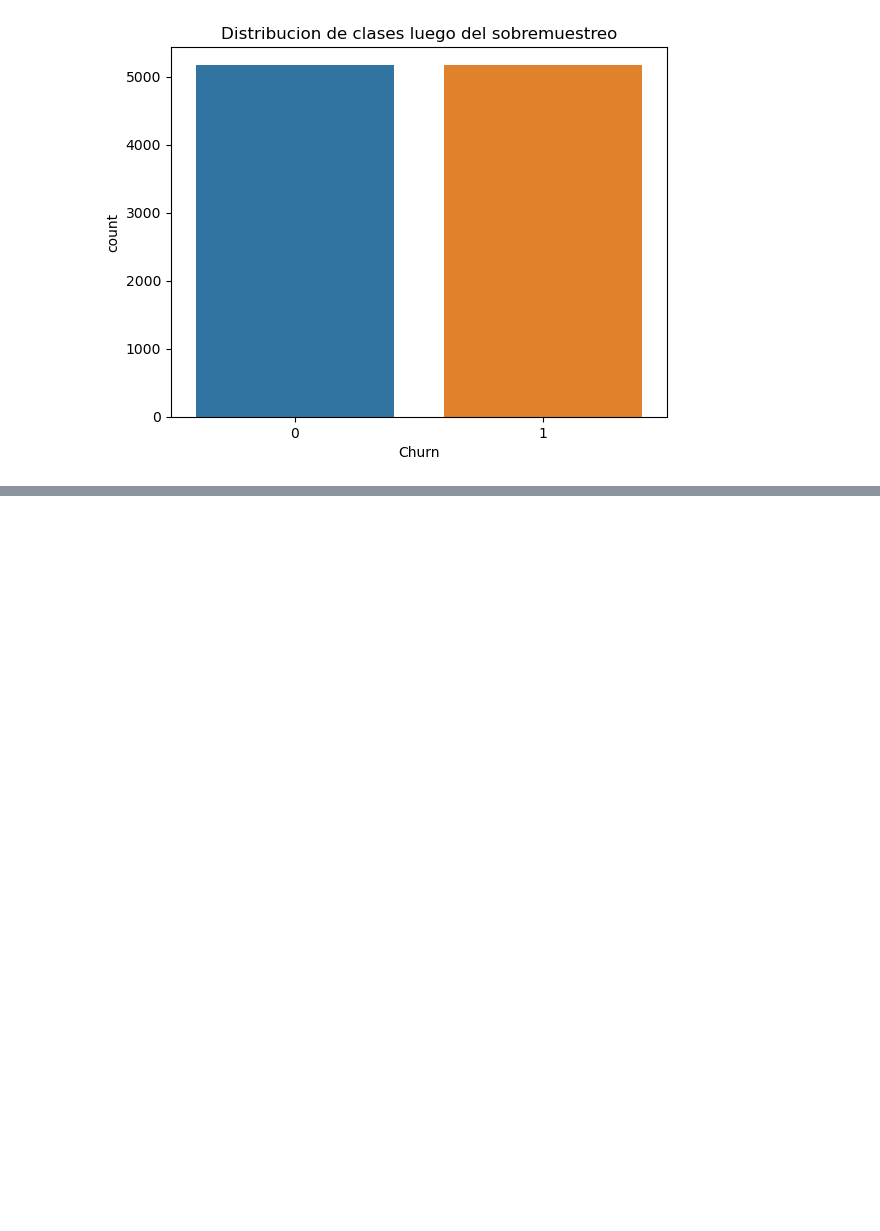
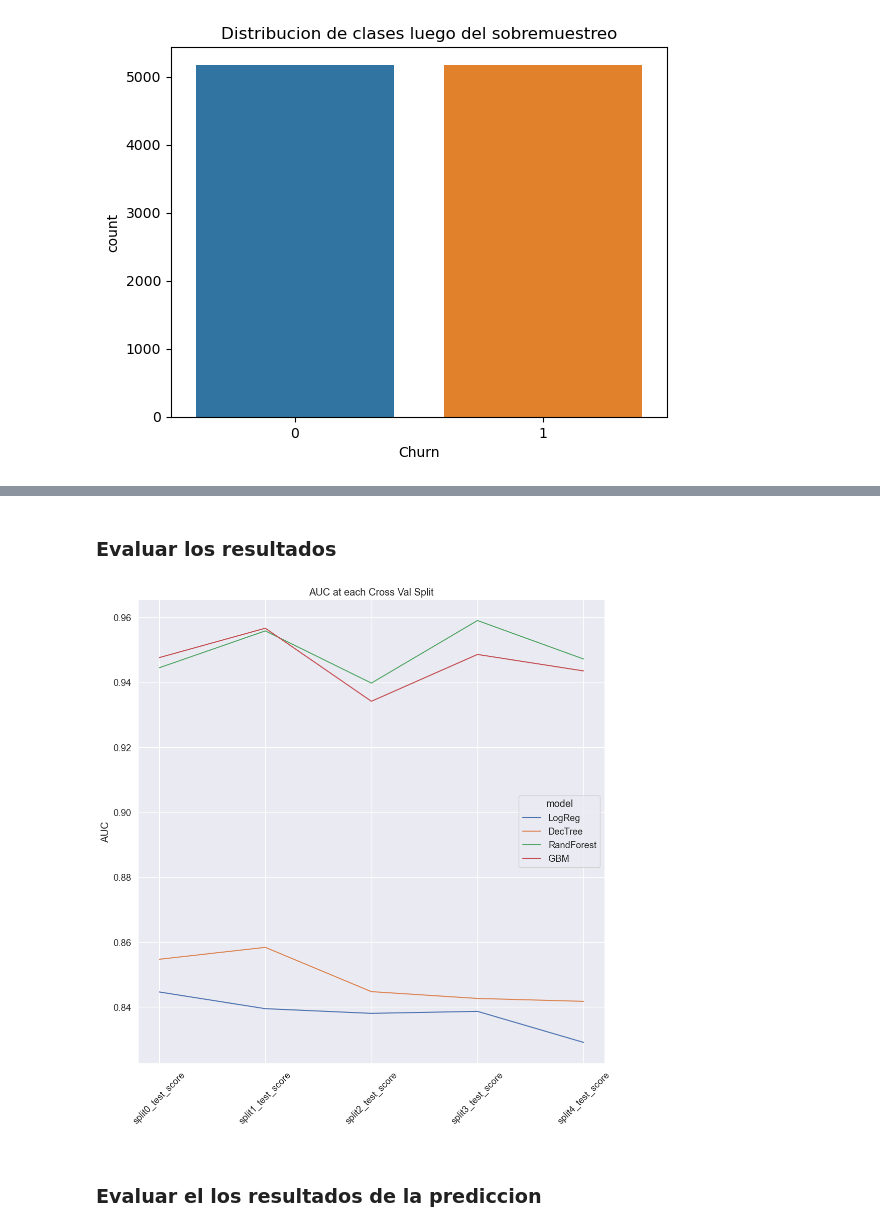
Before and after one commit to alainleo92/Participacion-Hackthon_IA, a Jupyter notebook: Churn.ipynb, the cells around one changed output, grey strips where cells are left out. Saved outputs shown, nothing was run; the diff lists cells and outputs as text; code cells hidden in the pictures; blank space fills up the shorter version.

Commit message:
Cambios en modelo de ML
Se implementa un standard modelling pipeline con el objetivo de entrenar 4 modelos y seleccionar el mejor en cuanto al desempeño por tiempo de entrenamiento y poder predictivo

```diff
--- a/Churn.ipynb
+++ b/Churn.ipynb
@@ -363,4 +398,6 @@ print(len(MC_features), MC_features)
 # %% [markdown]
 ##### Observacion 3.3:
 Luego de realizar el analisis de las correlaciones se determina que las variables MultipleLines, TechSupport, OnlineSecurity, OnlineBackup, StreamingMovies, StreamingTV, DeviceProtection estan correlacionadas y afectaria esto en la creacion del modelo de Machine Learning.
+# %%
+df_2 = df_1.copy()
 # %%
@@ -402,8 +439,8 @@ df_1.head()
 
 Como bien se concluyo en el inicio del analisis la variable objetivo presenta un desbalanceo en la distribucion de las clases y esto no es deseado para la creacion del modelo de Machine Learning. Se utilizara el metodo de sobremuestreo de la clase minoritaria lo cual significa aumentar el numero de muestras en esta clase seleccionando filas de manera aleatoria.
 # %%
-df_no = df_1[df_1.Churn == 0]
-df_yes = df_1[df_1.Churn == 1]
+df_no = df_2[df_2.Churn == 0]
+df_yes = df_2[df_2.Churn == 1]
 
 print(len(df_no),len(df_yes))
 # %% [output]
@@ -437,2 +481,2 @@ y = df_upsampled['Churn'] #target (dependent variable)
 # %%
-X_train, X_test, y_train, y_test = train_test_split(X, y, test_size = 0.2, random_state=42)
+X_train, X_test, y_train, y_test = train_test_split(X, y, test_size = 0.3, random_state=42)
@@ -564,0 +648,20 @@ array([[3110, 1020],
+# %%
+# Modelo #4: Clasificador de maquina de aumento de gradiente
+
+# Entrena y evalua el modelo de clasificador de bosque aleatorio
+from sklearn.ensemble import GradientBoostingClassifier
+
+# Crear el objeto de clasificador de maquina de aumento de gradiente
+model = GradientBoostingClassifier()
+
+# Establece los parametros de Grid Search
+param_grid = {
+    "n_estimators": [300],
+    "max_depth": [5, 10, 30],
+    "learning_rate": [0.01, 0.05, 0.1],
+}
+
+# Entrena el modelo y muestra los resultados
+Tuned_GBM, Results_GBM = model_pipeline(model, param_grid, X_train, y_train)
+
+Results_GBM
@@ -564,0 +682,2 @@ array([[3110, 1020],
+# %% [markdown]
+### Evaluar los resultados
@@ -564,0 +728,20 @@ array([[3110, 1020],
+# %%
+# Plot gendr distirbutions accross churn flags
+sns.set(font_scale=1.2)
+sns.set_style("darkgrid")
+plt.figure(figsize=(12, 12))
+ax = sns.lineplot(
+    y=allbestmodels["AUC"],
+    x=allbestmodels["index"],
+    hue=allbestmodels["model"],
+    ci="sd",
+)
+ax.tick_params(axis="x", labelrotation=45)
+ax.set_title("AUC at each Cross Val Split")
+ax.set_xlabel(" ")
+plt.savefig("ModelEval")
+plt.show()
+# %% [output]
+[figure, added]
+# %% [markdown]
+### Evaluar el los resultados de la prediccion
```
Also changed, not shown: parts of 48 cells of this notebook.
